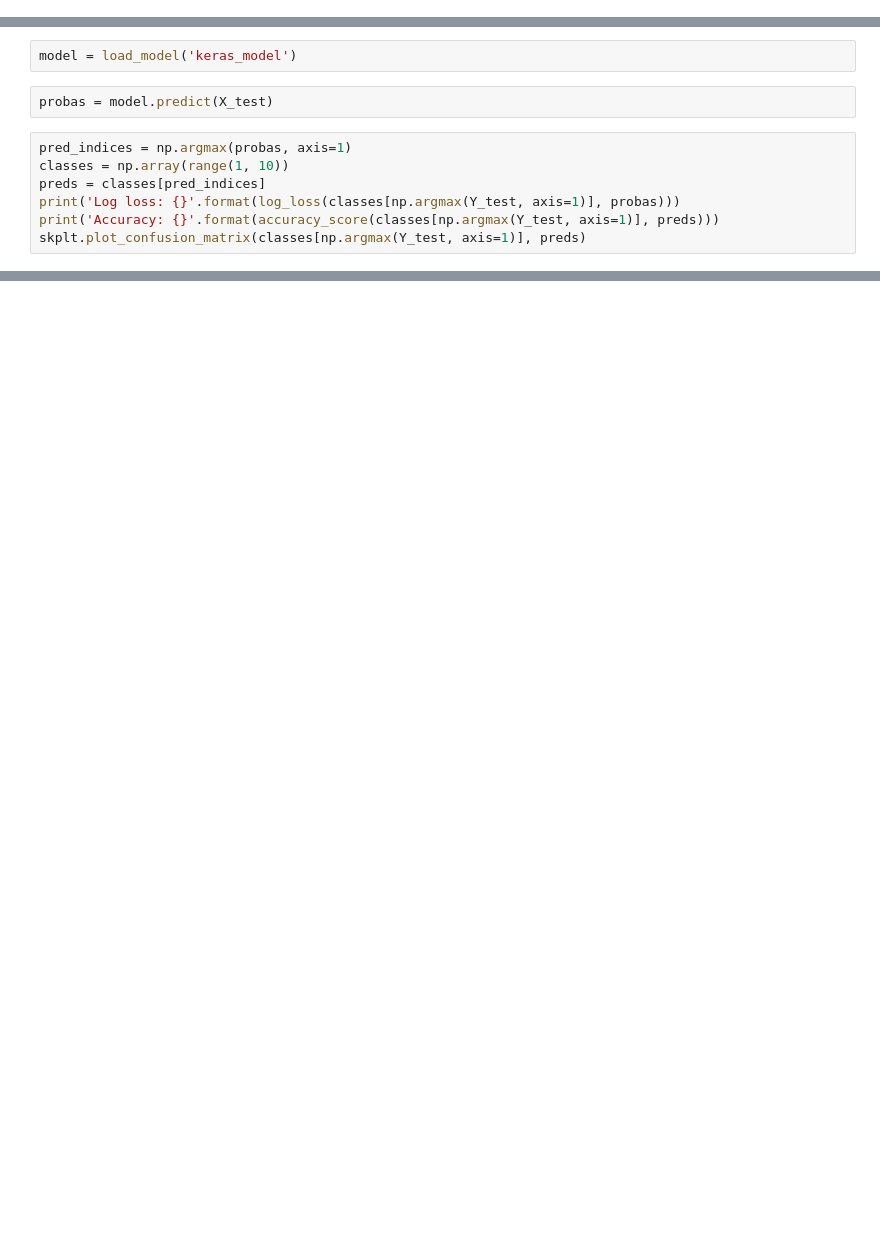
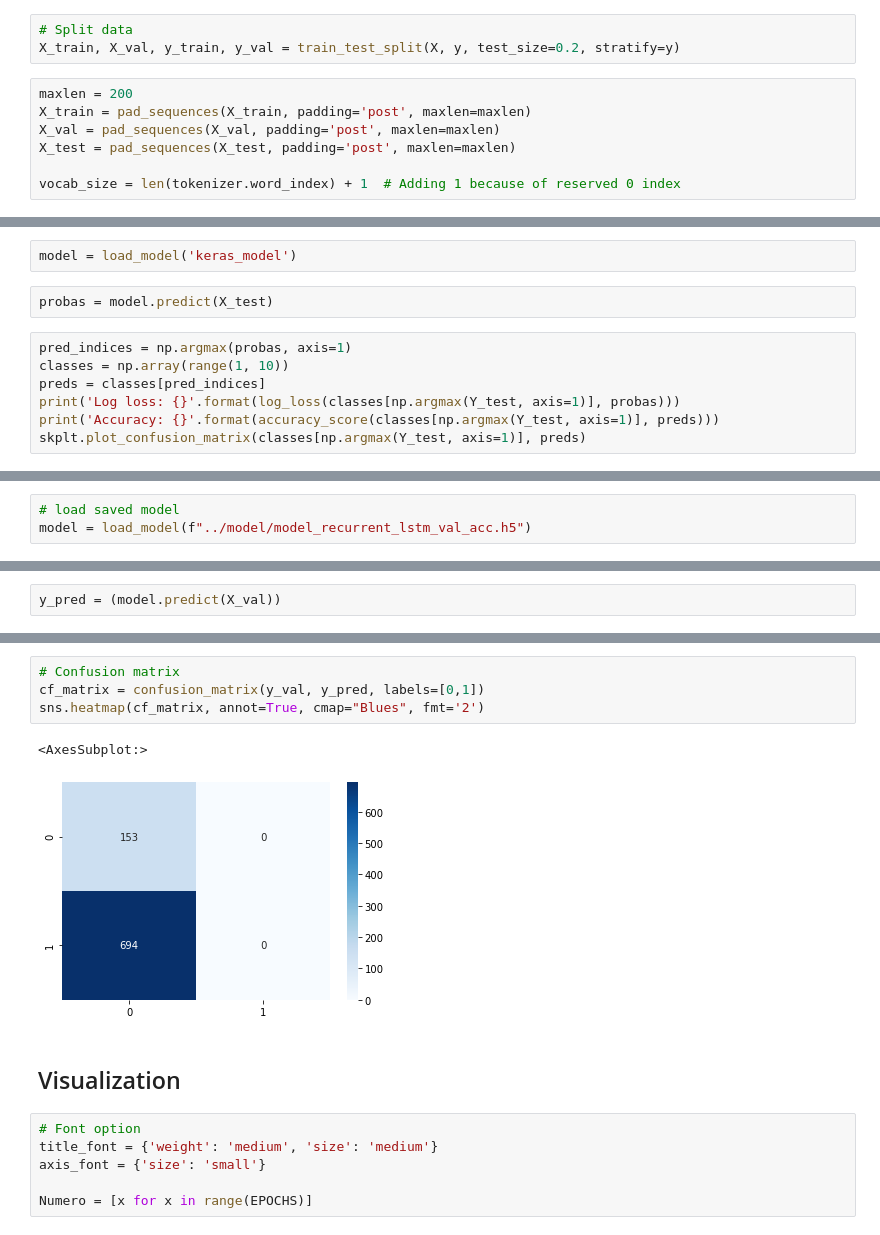
Before and after one commit to PrinandaRahmatullah/hoax-detection, a Jupyter notebook: neural_network/recurrent_lstm.ipynb, the cells around one changed output, grey strips where cells are left out. Cells and saved outputs as stored; diff of their text form; blank space fills up the shorter version.

Commit message:
add script of rnn-lstm technique

```diff
--- a/neural_network/recurrent_lstm.ipynb
+++ b/neural_network/recurrent_lstm.ipynb
@@ -9,0 +109,10 @@ X = pad_sequences(X, maxlen=2000)
+# %%
+# Split data
+X_train, X_val, y_train, y_val = train_test_split(X, y, test_size=0.2, stratify=y)
+# %%
+maxlen = 200
+X_train = pad_sequences(X_train, padding='post', maxlen=maxlen)
+X_val = pad_sequences(X_val, padding='post', maxlen=maxlen)
+X_test = pad_sequences(X_test, padding='post', maxlen=maxlen)
+
+vocab_size = len(tokenizer.word_index) + 1  # Adding 1 because of reserved 0 index
@@ -46,0 +238,3 @@ skplt.plot_confusion_matrix(classes[np.argmax(Y_test, axis=1)], preds)
+# %%
+# load saved model
+model = load_model(f"../model/model_recurrent_lstm_val_acc.h5")
@@ -46,0 +255,2 @@ skplt.plot_confusion_matrix(classes[np.argmax(Y_test, axis=1)], preds)
+# %%
+y_pred = (model.predict(X_val))
@@ -46,0 +289,15 @@ skplt.plot_confusion_matrix(classes[np.argmax(Y_test, axis=1)], preds)
+# %%
+# Confusion matrix
+cf_matrix = confusion_matrix(y_val, y_pred, labels=[0,1])
+sns.heatmap(cf_matrix, annot=True, cmap="Blues", fmt='2')
+# %% [output]
+<AxesSubplot:>
+[figure, added]
+# %% [markdown]
+## Visualization
+# %%
+# Font option
+title_font = {'weight': 'medium', 'size': 'medium'}
+axis_font = {'size': 'small'}
+
+Numero = [x for x in range(EPOCHS)]
```
Also changed, not shown: parts of 32 cells of this notebook.
